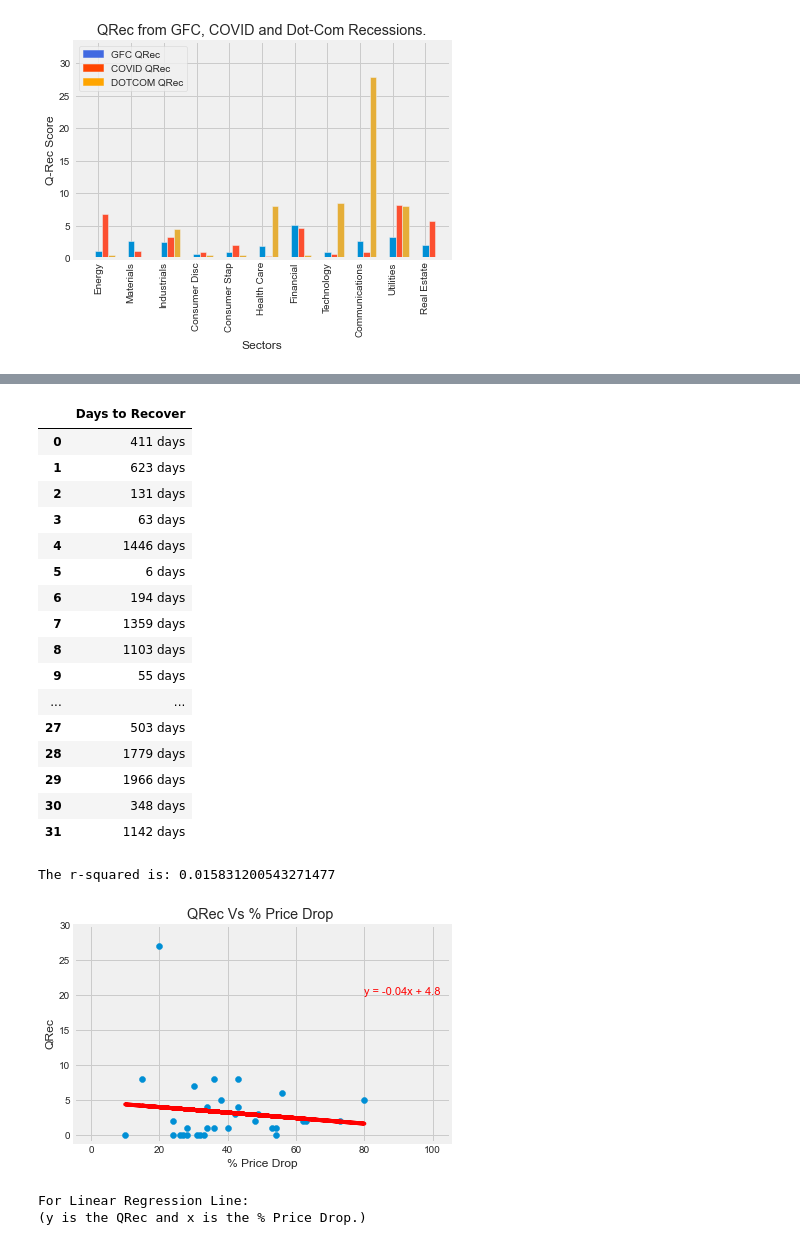
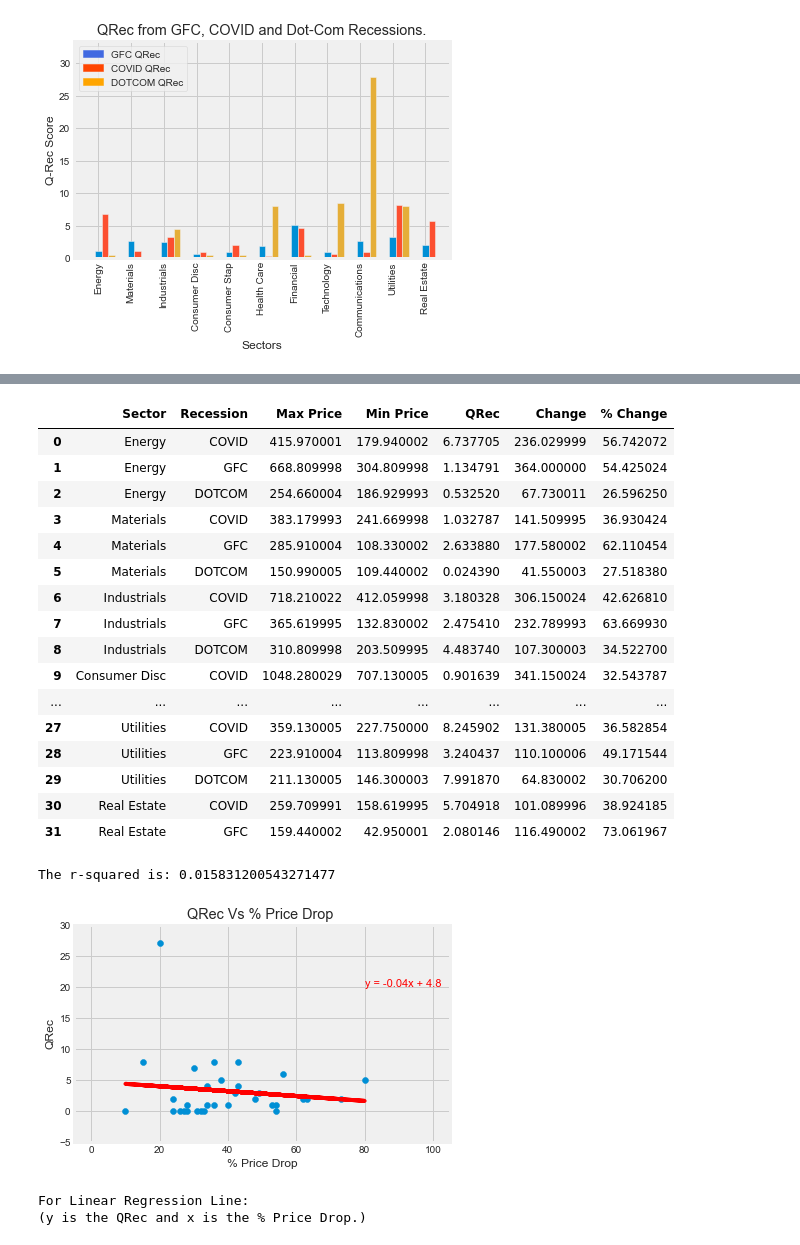
Before and after one commit to MAICATRAN/Group_Project1, a Jupyter notebook: Chris_Branch/Chris_Branch.ipynb, the cells around one changed output, grey strips where cells are left out. Cells and saved outputs as stored; diff of their text form; code cells hidden in the pictures.

```diff
--- a/Chris_Branch/Chris_Branch.ipynb
+++ b/Chris_Branch/Chris_Branch.ipynb
@@ -2523,27 +2094,21 @@ Percentage_change_in_price=100*master_df["Change"]/master_df["Max Price"]
 master_df["% Change"]=Percentage_change_in_price
 # master_df.reset_index(drop=True, inplace=True)
 master_df
-
-time_df=pd.DataFrame({"Days to Recover":Days_To_Recover})
-time_df
-
-# master_merged_df = pd.merge(master_df, time_df, left_index=True)
-# master_merged_df
 # %% [output]
-|  | Days to Recover |
-| 0 | 411 days |
-| 1 | 623 days |
-| 2 | 131 days |
-| 3 | 63 days |
-| 4 | 1446 days |
-| 5 | 6 days |
-| 6 | 194 days |
-| 7 | 1359 days |
-| 8 | 1103 days |
-| 9 | 55 days |
-| ... | ... |
-| 27 | 503 days |
-| 28 | 1779 days |
-| 29 | 1966 days |
-| 30 | 348 days |
-| 31 | 1142 days |
+|  | Sector | Recession | Max Price | Min Price | QRec | Change | % Change |
+| 0 | Energy | COVID | 415.970001 | 179.940002 | 6.737705 | 236.029999 | 56.742072 |
+| 1 | Energy | GFC | 668.809998 | 304.809998 | 1.134791 | 364.000000 | 54.425024 |
+| 2 | Energy | DOTCOM | 254.660004 | 186.929993 | 0.532520 | 67.730011 | 26.596250 |
+| 3 | Materials | COVID | 383.179993 | 241.669998 | 1.032787 | 141.509995 | 36.930424 |
+| 4 | Materials | GFC | 285.910004 | 108.330002 | 2.633880 | 177.580002 | 62.110454 |
+| 5 | Materials | DOTCOM | 150.990005 | 109.440002 | 0.024390 | 41.550003 | 27.518380 |
+| 6 | Industrials | COVID | 718.210022 | 412.059998 | 3.180328 | 306.150024 | 42.626810 |
+| 7 | Industrials | GFC | 365.619995 | 132.830002 | 2.475410 | 232.789993 | 63.669930 |
+| 8 | Industrials | DOTCOM | 310.809998 | 203.509995 | 4.483740 | 107.300003 | 34.522700 |
+| 9 | Consumer Disc | COVID | 1048.280029 | 707.130005 | 0.901639 | 341.150024 | 32.543787 |
+| ... | ... | ... | ... | ... | ... | ... | ... |
+| 27 | Utilities | COVID | 359.130005 | 227.750000 | 8.245902 | 131.380005 | 36.582854 |
+| 28 | Utilities | GFC | 223.910004 | 113.809998 | 3.240437 | 110.100006 | 49.171544 |
+| 29 | Utilities | DOTCOM | 211.130005 | 146.300003 | 7.991870 | 64.830002 | 30.706200 |
+| 30 | Real Estate | COVID | 259.709991 | 158.619995 | 5.704918 | 101.089996 | 38.924185 |
+| 31 | Real Estate | GFC | 159.440002 | 42.950001 | 2.080146 | 116.490002 | 73.061967 |
@@ -2552,35 +2122,35 @@ time_df
 
 from scipy.stats import linregress
 import matplotlib.pyplot as plt
 import pandas as pd
 import numpy as np
 import requests
 import time
 import json as json
 import csv as csv
 from sklearn import datasets
 
 y_values = master_df['QRec'].astype(int)
 x_values = master_df['% Change'].astype(int)
 
 (slope, intercept, rvalue, pvalue, stderr) = linregress(x_values, y_values)
 regress_values = x_values * slope + intercept
 line_eq = "y = " + str(round(slope,2)) + "x + " + str(round(intercept,2))
 plt.scatter(x_values,y_values)
 plt.plot(x_values,regress_values,"r-")
 plt.annotate(line_eq,(80,20),fontsize=11,color="red")
 plt.title(f"QRec Vs % Price Drop ")
 plt.xlabel('% Price Drop')
 plt.ylabel('QRec')
 print(f"The r-squared is: {rvalue**2}")
 plt.xlim(-5, 105)
-plt.ylim(-1, 30)
+plt.ylim(-5, 30)
 plt.show()
 print("For Linear Regression Line:")
 print("(y is the QRec and x is the % Price Drop.)")
 # %% [output]
 The r-squared is: 0.015831200543271477
-[figure, old version]
+[figure, new version]
 For Linear Regression Line:
 (y is the QRec and x is the % Price Drop.)
 # %%
```
Also changed, not shown: parts of 15 cells of this notebook, 1 other file.
